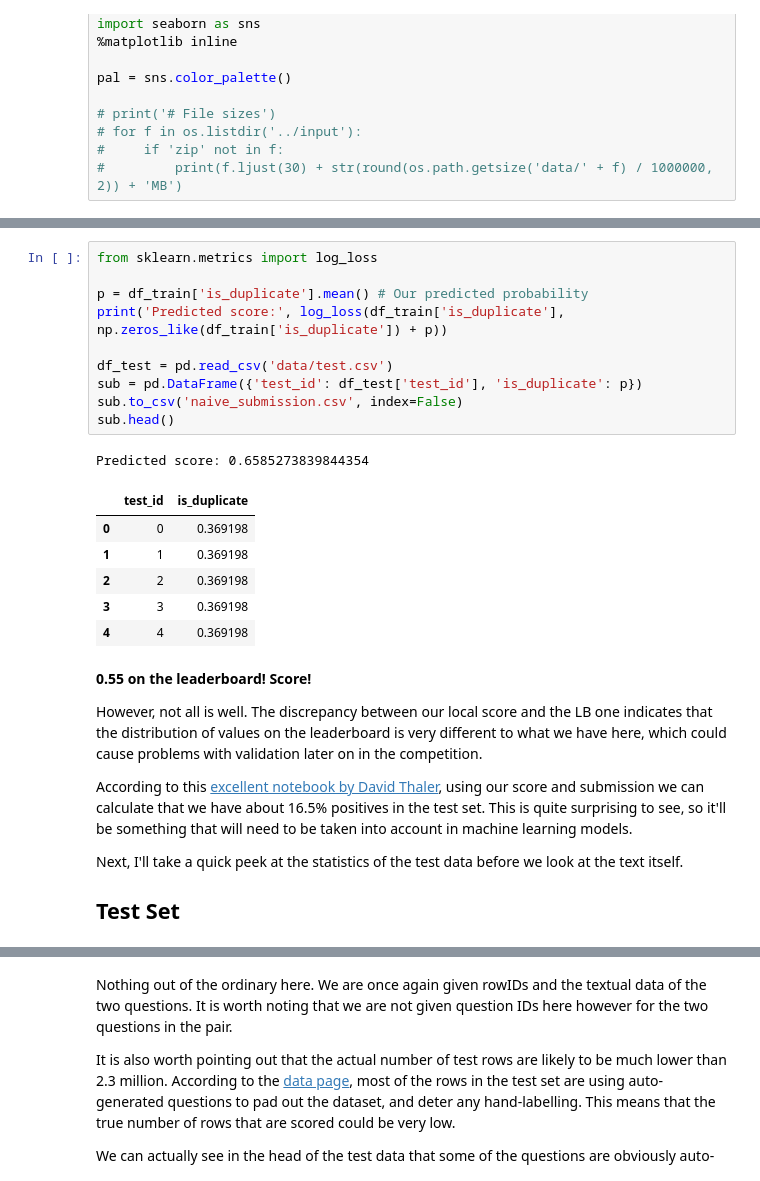
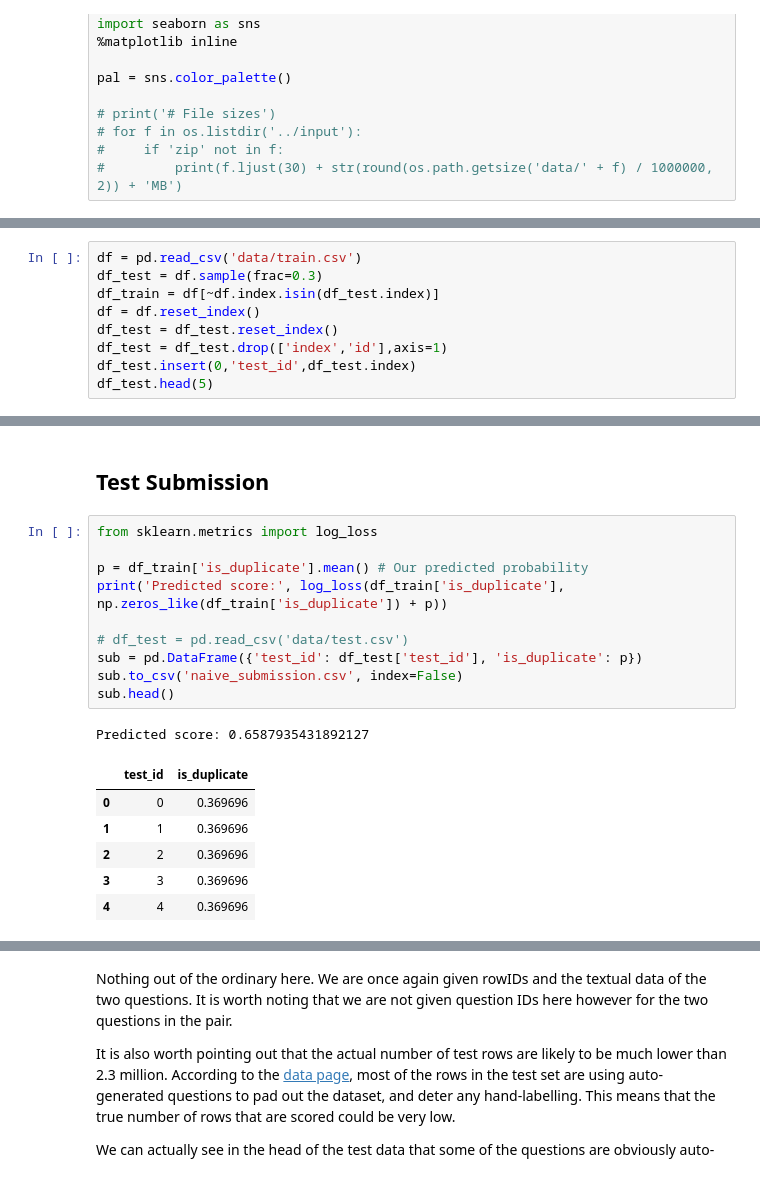
Before and after one commit to Vinnieassaulter/DataAnalytics, a Jupyter notebook: Quora-question-pair-similarity/data-analysis-xgboost-starter-0-35460-lb.ipynb, the cells around one changed output, grey strips where cells are left out. Drawn from its saved outputs; the diff is of its cells as text.

```diff
--- a/Quora-question-pair-similarity/data-analysis-xgboost-starter-0-35460-lb.ipynb
+++ b/Quora-question-pair-similarity/data-analysis-xgboost-starter-0-35460-lb.ipynb
@@ -56,0 +18,9 @@ We can see that we have a 37% positive class in this dataset. Since we are using
+# %%
+df = pd.read_csv('data/train.csv')
+df_test = df.sample(frac=0.3)
+df_train = df[~df.index.isin(df_test.index)]
+df = df.reset_index()
+df_test = df_test.reset_index()
+df_test = df_test.drop(['index','id'],axis=1)
+df_test.insert(0,'test_id',df_test.index)
+df_test.head(5)
@@ -57,28 +50,20 @@ We can see that we have a 37% positive class in this dataset. Since we are using
+# %% [markdown]
+## Test Submission
 # %%
 from sklearn.metrics import log_loss
 
 p = df_train['is_duplicate'].mean() # Our predicted probability
 print('Predicted score:', log_loss(df_train['is_duplicate'], np.zeros_like(df_train['is_duplicate']) + p))
 
-df_test = pd.read_csv('data/test.csv')
+# df_test = pd.read_csv('data/test.csv')
 sub = pd.DataFrame({'test_id': df_test['test_id'], 'is_duplicate': p})
 sub.to_csv('naive_submission.csv', index=False)
 sub.head()
 # %% [output]
-Predicted score: 0.6585273839844354
+Predicted score: 0.6587935431892127
 |  | test_id | is_duplicate |
-| 0 | 0 | 0.369198 |
-| 1 | 1 | 0.369198 |
-| 2 | 2 | 0.369198 |
-| 3 | 3 | 0.369198 |
-| 4 | 4 | 0.369198 |
+| 0 | 0 | 0.369696 |
+| 1 | 1 | 0.369696 |
+| 2 | 2 | 0.369696 |
+| 3 | 3 | 0.369696 |
+| 4 | 4 | 0.369696 |
-# %% [markdown]
-**0.55 on the leaderboard! Score!**
-
-However, not all is well. The discrepancy between our local score and the LB one indicates that the distribution of values on the leaderboard is very different to what we have here, which could cause problems with validation later on in the competition.
-
-According to this [excellent notebook by David Thaler](www.kaggle.com/davidthaler/quora-question-pairs/how-many-1-s-are-in-the-public-lb/notebook), using our score and submission we can calculate that we have about 16.5% positives in the test set. This is quite surprising to see, so it'll be something that will need to be taken into account in machine learning models.
-
-Next, I'll take a quick peek at the statistics of the test data before we look at the text itself.
-
-## Test Set
```
Also changed, not shown: parts of 24 cells of this notebook.
